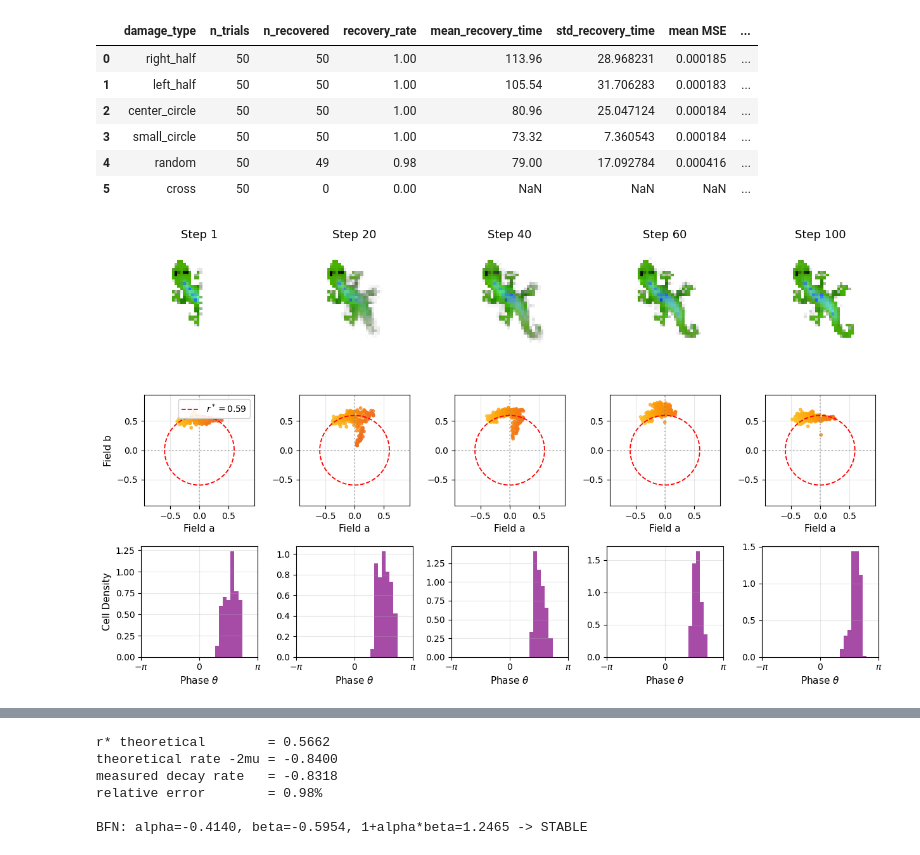
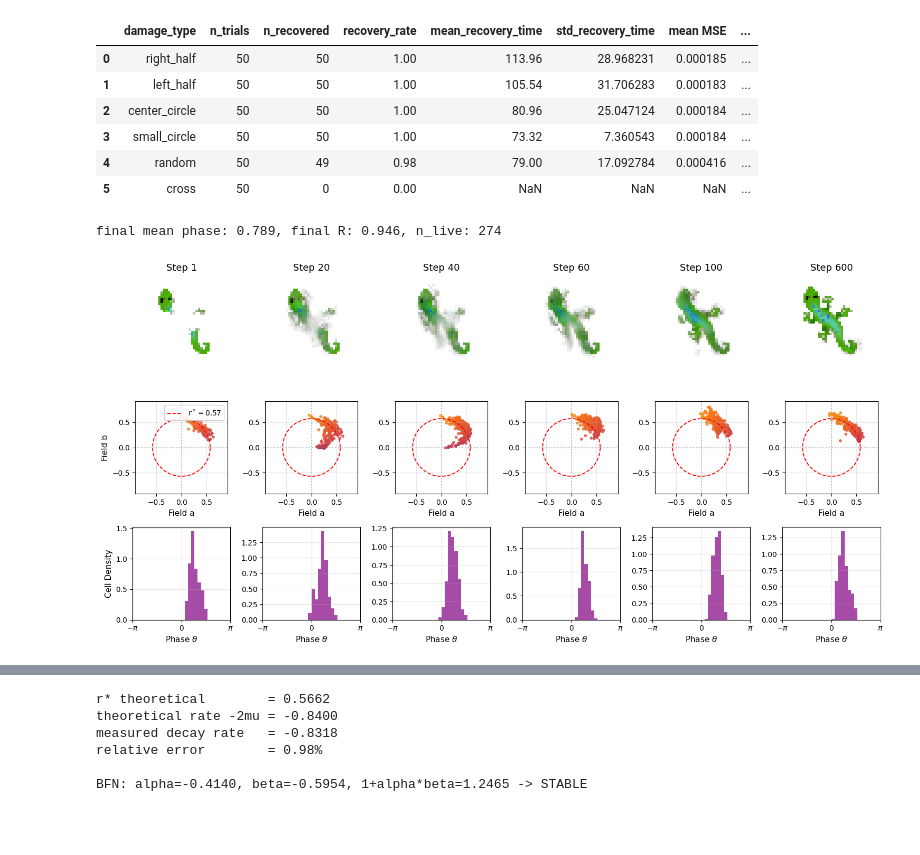
Before and after one commit to lshofsl/Thesis, a Jupyter notebook: NCA_w_RAmod.ipynb, the cells around one changed output, grey strips where cells are left out. Saved outputs shown, nothing was run; the diff lists cells and outputs as text; code cells hidden in the pictures; blank space fills up the shorter version.

```diff
--- a/NCA_w_RAmod.ipynb
+++ b/NCA_w_RAmod.ipynb
@@ -956,11 +936,11 @@ def record_metrics(x_curr, amp_curr, phase_curr):
     phase_history.append(mean_phase.item())
 
 
-capture_steps = [0, 20, 40, 60, 80, 150]
+capture_steps = [0, 20, 40, 60, 80, 400]
 captured_states = {}
 with torch.no_grad():
   x_phase_port = torch.from_numpy(seed[None, ...]).to(DEVICE) if isinstance(seed, np.ndarray) else seed.to(DEVICE)
-  for t in range(160):
+  for t in range(401):
     x_phase_port, amp, phase,_,_ = nca(x_phase_port, step=t, k=4)
     record_metrics(x_phase_port, amp, phase)
     if t in capture_steps:
@@ -976,7 +956,6 @@ theta = np.linspace(0, 2 * np.pi, 200)
 n_cols = len(capture_steps)
 fig, axes = plt.subplots(3, n_cols, figsize=(2.6 * n_cols, 7.5))
 
-# --- shared axis limits, computed once across all captured steps ---
 all_a, all_b = [], []
 for step_idx in capture_steps:
     a_live, b_live, _ = get_living_ab(captured_states[step_idx])
@@ -987,9 +966,9 @@ all_b = np.concatenate(all_b) if len(np.concatenate(all_b)) else np.array([0.0])
 
 lim = max(r_star, np.abs(all_a).max(), np.abs(all_b).max()) * 1.15
 
-FONT = 13  # bump up for print legibility
+FONT = 13
 
-sc = None  # keep a reference for a single shared colorbar later
+sc = None
 
 for col, step_idx in enumerate(capture_steps):
     state = captured_states[step_idx]
@@ -1041,6 +1020,20 @@ for col, step_idx in enumerate(capture_steps):
     axes[2, col].grid(True, alpha=0.3)
 
 
-plt.tight_layout(rect=[0, 0, 0.97, 1])  # leave room for the colorbar on the right
+def circular_mean_and_R(angles_arr):
+    sin_sum = np.sin(angles_arr).sum()
+    cos_sum = np.cos(angles_arr).sum()
+    n = len(angles_arr)
+    mean_phase = np.arctan2(sin_sum / n, cos_sum / n)
+    R = np.sqrt(sin_sum**2 + cos_sum**2) / n
+    return mean_phase, R
+
+final_a, final_b, _ = get_living_ab(captured_states[400])
+final_angles = np.arctan2(final_b, final_a)
+mean_phase, R = circular_mean_and_R(final_angles)
+print(f"final mean phase: {mean_phase:.3f}, final R: {R:.3f}, n_live: {len(final_angles)}")
+
+
+plt.tight_layout(rect=[0, 0, 0.97, 1])
 plt.show()
 # %% [output]
@@ -1431,18 +1427,18 @@ def get_living_ab(x, alpha_idx=3, a_idx=16, b_idx=17):
 
 with torch.no_grad():
     x = torch.from_numpy(seed[None, ...]).to(DEVICE) if isinstance(seed, np.ndarray) else seed.to(DEVICE)
-    for t in range(160):
+    for t in range(601):
         x, amp, phase, _, _ = nca(x, step=t, k=4)
         record_metrics(x, amp, phase)
 
     # Apply Damage
     x_damaged = x.clone()
-    x_damaged[:, :16] = apply_damage(x[:, :16], damage_type="right_half")
+    x_damaged[:, :16] = apply_damage(x[:, :16], damage_type="cross")
     x = x_damaged
     img_damaged = x[0, :4].permute(1, 2, 0).cpu().clip(0, 1).numpy()
 
     # Define capture steps (Updated loop length to match max step)
-    capture_steps = [1, 20, 40, 60, 100,]
+    capture_steps = [1, 20, 40, 60, 100,600]
     steps_regen = max(capture_steps)  # Run up to 500 so all steps are captured
 
     captured_states = {}
@@ -1512,34 +1508,48 @@ for col, step_idx in enumerate(capture_steps):
 
     axes[1, col].set_xlim(-lim, lim)
     axes[1, col].set_ylim(-lim, lim)
     axes[1, col].set_aspect('equal')
     axes[1, col].set_xlabel('Field a', fontsize=FONT - 2)
     if col == 0:
         axes[1, col].set_ylabel('Field b', fontsize=FONT - 2)
         axes[1, col].legend(loc='upper right', fontsize=FONT - 3, framealpha=0.9)
     axes[1, col].tick_params(labelsize=FONT - 3)
     axes[1, col].grid(True, alpha=0.3)
 
     # Row 2: Phase Histogram
     if len(angles) > 0:
         axes[2, col].hist(angles, bins=30, range=(-np.pi, np.pi),
                            color='purple', alpha=0.7, density=True)
 
     axes[2, col].set_xlim(-np.pi, np.pi)
     axes[2, col].set_xticks([-np.pi, 0, np.pi])
     axes[2, col].set_xticklabels([r'$-\pi$', r'$0$', r'$\pi$'], fontsize=FONT - 2)
     axes[2, col].set_xlabel(r'Phase $\theta$', fontsize=FONT - 2)
     if col == 0:
         axes[2, col].set_ylabel('Cell Density', fontsize=FONT - 2)
     axes[2, col].tick_params(labelsize=FONT - 3)
     axes[2, col].grid(True, alpha=0.3)
 
 
+def circular_mean_and_R(angles_arr):
+    sin_sum = np.sin(angles_arr).sum()
+    cos_sum = np.cos(angles_arr).sum()
+    n = len(angles_arr)
+    mean_phase = np.arctan2(sin_sum / n, cos_sum / n)
+    R = np.sqrt(sin_sum**2 + cos_sum**2) / n
+    return mean_phase, R
+
+final_a, final_b, _ = get_living_ab(captured_states[600])
+final_angles = np.arctan2(final_b, final_a)
+mean_phase, R = circular_mean_and_R(final_angles)
+print(f"final mean phase: {mean_phase:.3f}, final R: {R:.3f}, n_live: {len(final_angles)}")
+
 
 plt.tight_layout(rect=[0, 0, 0.97, 1])
 plt.show()
 # %% [output]
+final mean phase: 0.789, final R: 0.946, n_live: 274
-[figure, old version]
+[figure, new version]
 # %%
 import torchvision.transforms.v2.functional as TF
 
```
Also changed, not shown: parts of 15 cells of this notebook.
